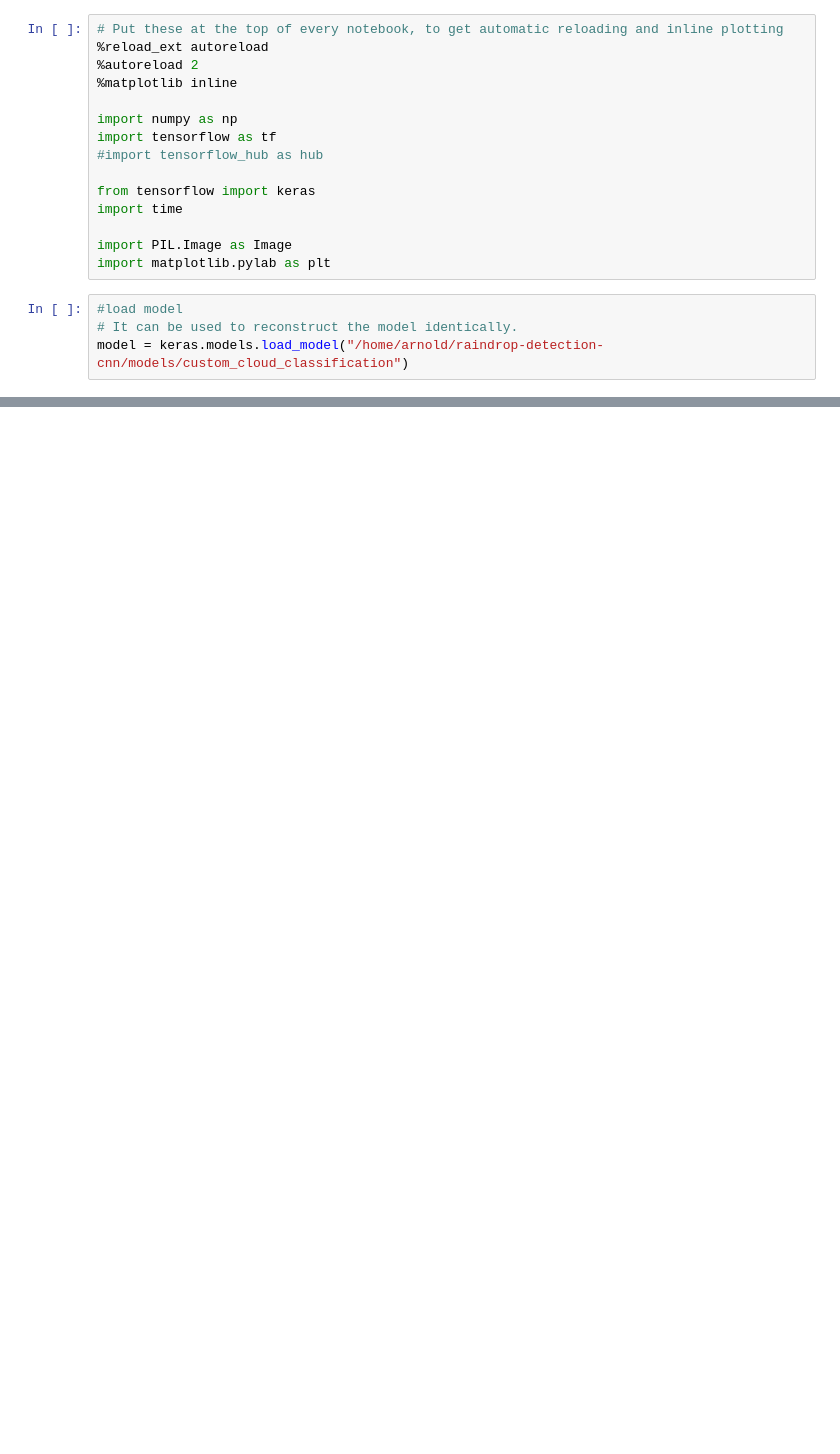
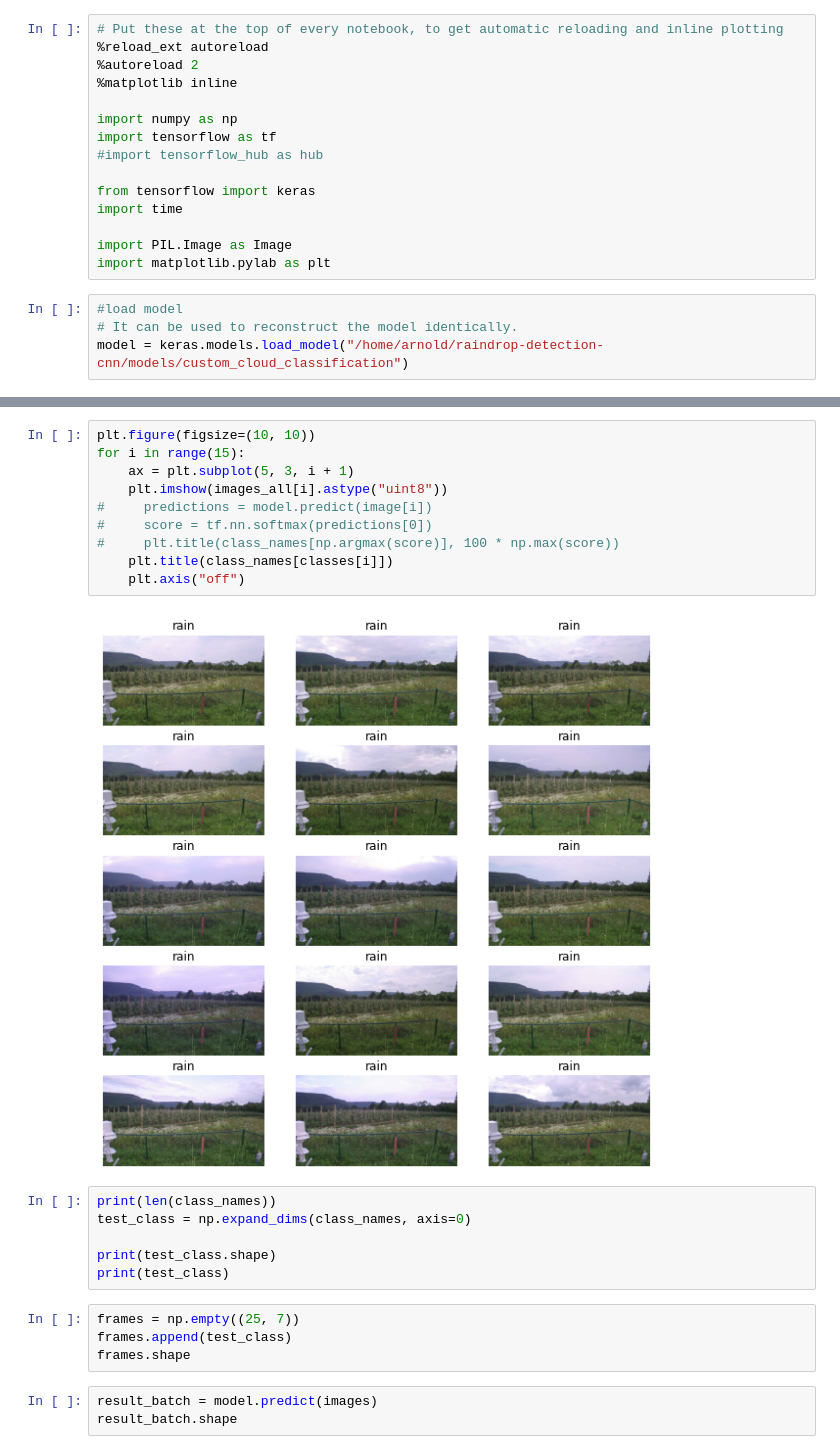
Before and after one commit to arnoldas500/clouds_detection, a Jupyter notebook: batch_classification.ipynb, the cells around one changed output, grey strips where cells are left out. Cells and saved outputs as stored; diff of their text form; blank space fills up the shorter version.

```diff
--- a/batch_classification.ipynb
+++ b/batch_classification.ipynb
@@ -111,0 +179,25 @@ TypeError: Invalid shape (1, 720, 1280, 3) for image data
+# %%
+plt.figure(figsize=(10, 10))
+for i in range(15):
+    ax = plt.subplot(5, 3, i + 1)
+    plt.imshow(images_all[i].astype("uint8"))
+#     predictions = model.predict(image[i])
+#     score = tf.nn.softmax(predictions[0])
+#     plt.title(class_names[np.argmax(score)], 100 * np.max(score))
+    plt.title(class_names[classes[i]])
+    plt.axis("off")
+# %% [output]
+[figure, added]
+# %%
+print(len(class_names))
+test_class = np.expand_dims(class_names, axis=0)
+
+print(test_class.shape)
+print(test_class)
+# %%
+frames = np.empty((25, 7))
+frames.append(test_class)
+frames.shape
+# %%
+result_batch = model.predict(images)
+result_batch.shape
```
Also changed, not shown: parts of 8 cells of this notebook.
